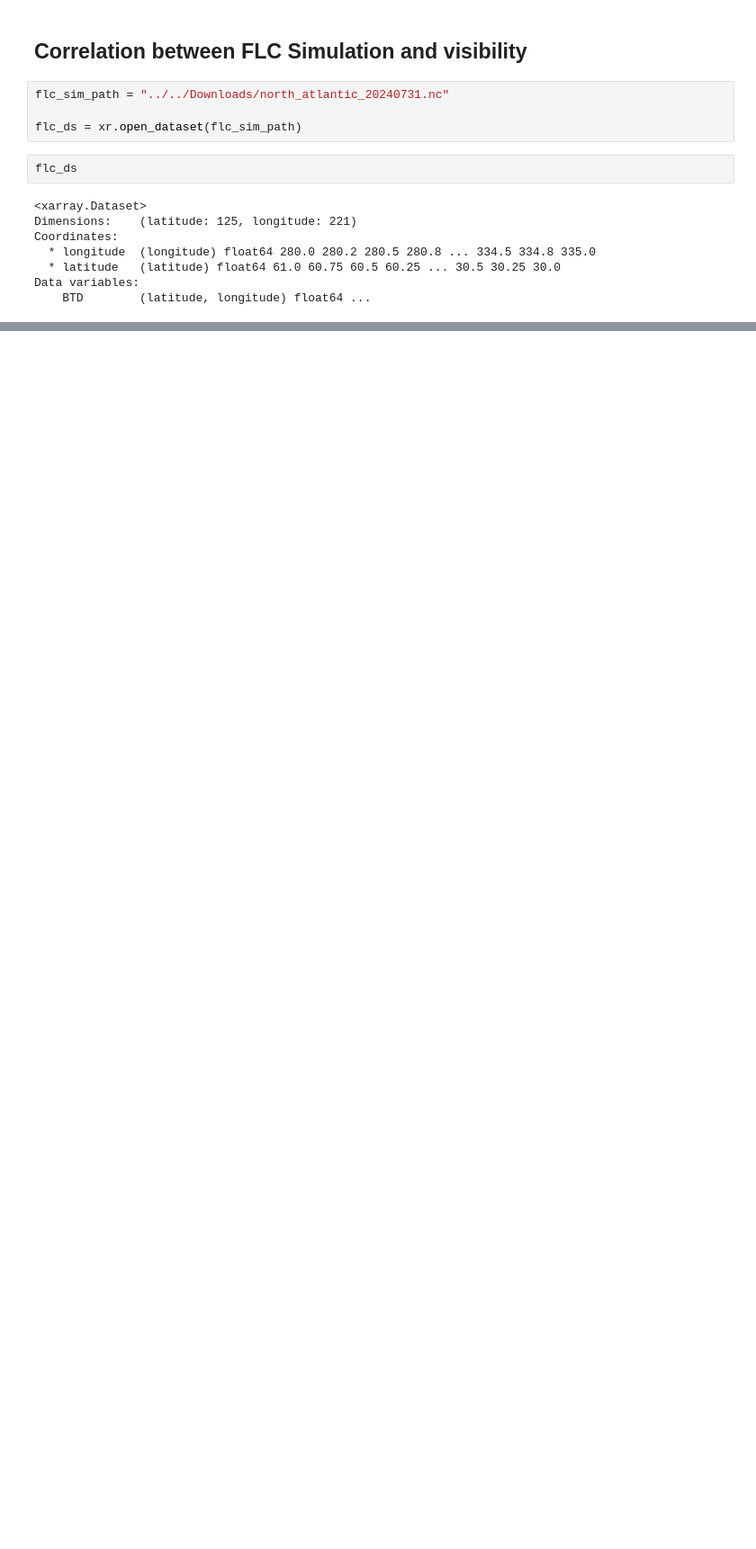
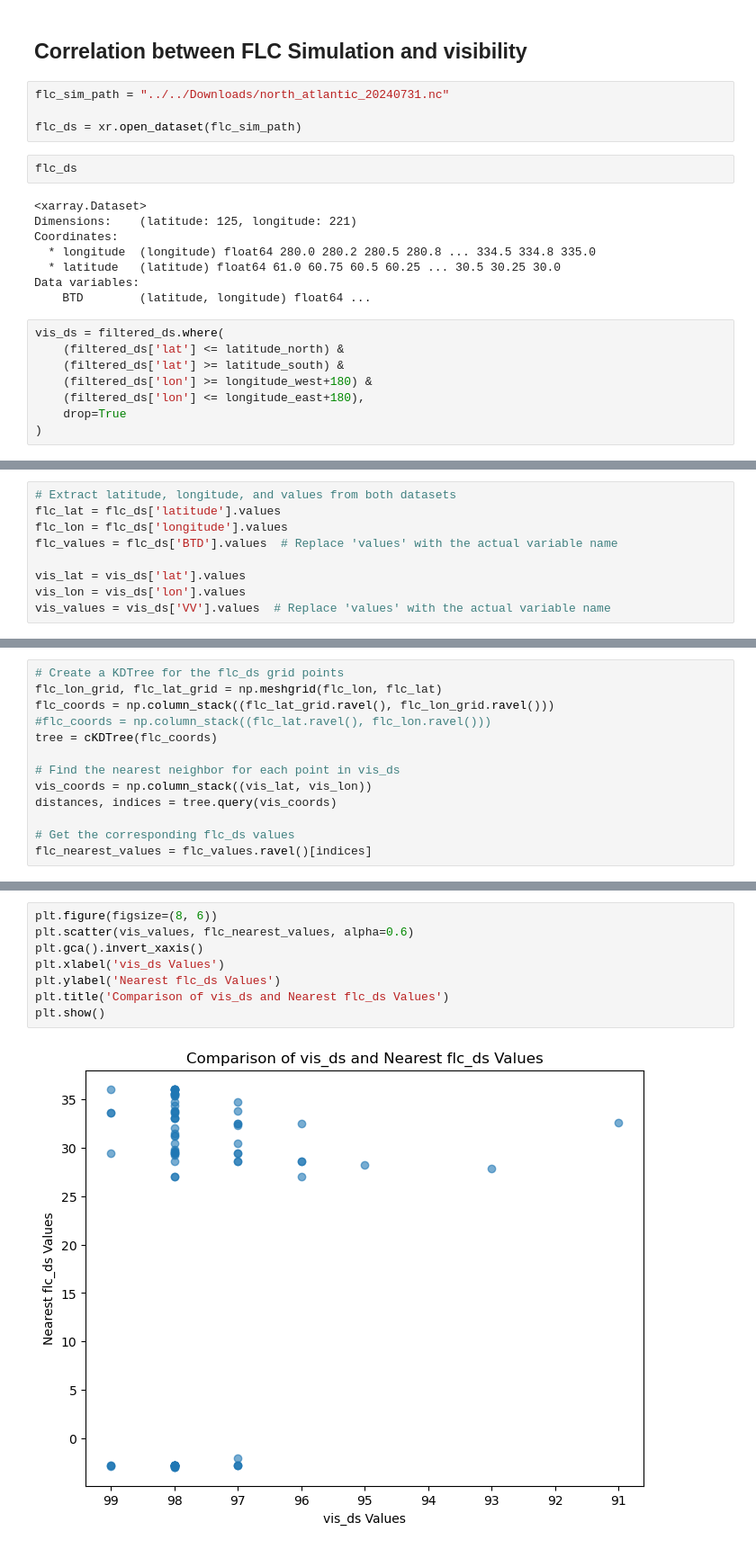
Before and after one commit to jesseturner/Maritime_Incidents, a Jupyter notebook: analysis.ipynb, the cells around one changed output, grey strips where cells are left out. Shown at 90% size. Cells and saved outputs as stored; diff of their text form; blank space fills up the shorter version.

Commit message:
Nearest neighbors between fog and FLC

```diff
--- a/analysis.ipynb
+++ b/analysis.ipynb
@@ -228,3 +228,11 @@ Coordinates:
   * latitude   (latitude) float64 61.0 60.75 60.5 60.25 ... 30.5 30.25 30.0
 Data variables:
     BTD        (latitude, longitude) float64 ...
+# %%
+vis_ds = filtered_ds.where(
+    (filtered_ds['lat'] <= latitude_north) &
+    (filtered_ds['lat'] >= latitude_south) &
+    (filtered_ds['lon'] >= longitude_west+180) &
+    (filtered_ds['lon'] <= longitude_east+180),
+    drop=True
+)
@@ -230,0 +244,9 @@ Data variables:
+# %%
+# Extract latitude, longitude, and values from both datasets
+flc_lat = flc_ds['latitude'].values
+flc_lon = flc_ds['longitude'].values
+flc_values = flc_ds['BTD'].values  # Replace 'values' with the actual variable name
+
+vis_lat = vis_ds['lat'].values
+vis_lon = vis_ds['lon'].values
+vis_values = vis_ds['VV'].values  # Replace 'values' with the actual variable name
@@ -230,0 +267,13 @@ Data variables:
+# %%
+# Create a KDTree for the flc_ds grid points
+flc_lon_grid, flc_lat_grid = np.meshgrid(flc_lon, flc_lat)
+flc_coords = np.column_stack((flc_lat_grid.ravel(), flc_lon_grid.ravel()))
+#flc_coords = np.column_stack((flc_lat.ravel(), flc_lon.ravel()))
+tree = cKDTree(flc_coords)
+
+# Find the nearest neighbor for each point in vis_ds
+vis_coords = np.column_stack((vis_lat, vis_lon))
+distances, indices = tree.query(vis_coords)
+
+# Get the corresponding flc_ds values
+flc_nearest_values = flc_values.ravel()[indices]
@@ -230,0 +284,10 @@ Data variables:
+# %%
+plt.figure(figsize=(8, 6))
+plt.scatter(vis_values, flc_nearest_values, alpha=0.6)
+plt.gca().invert_xaxis()
+plt.xlabel('vis_ds Values')
+plt.ylabel('Nearest flc_ds Values')
+plt.title('Comparison of vis_ds and Nearest flc_ds Values')
+plt.show()
+# %% [output]
+[figure, added]
```
Also changed, not shown: parts of 5 cells of this notebook.
